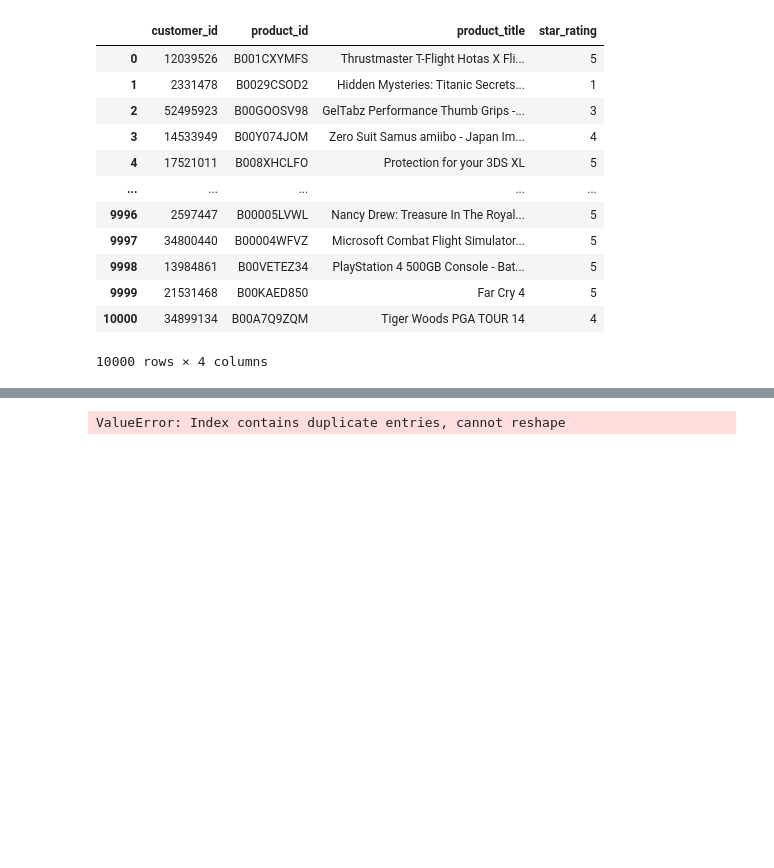
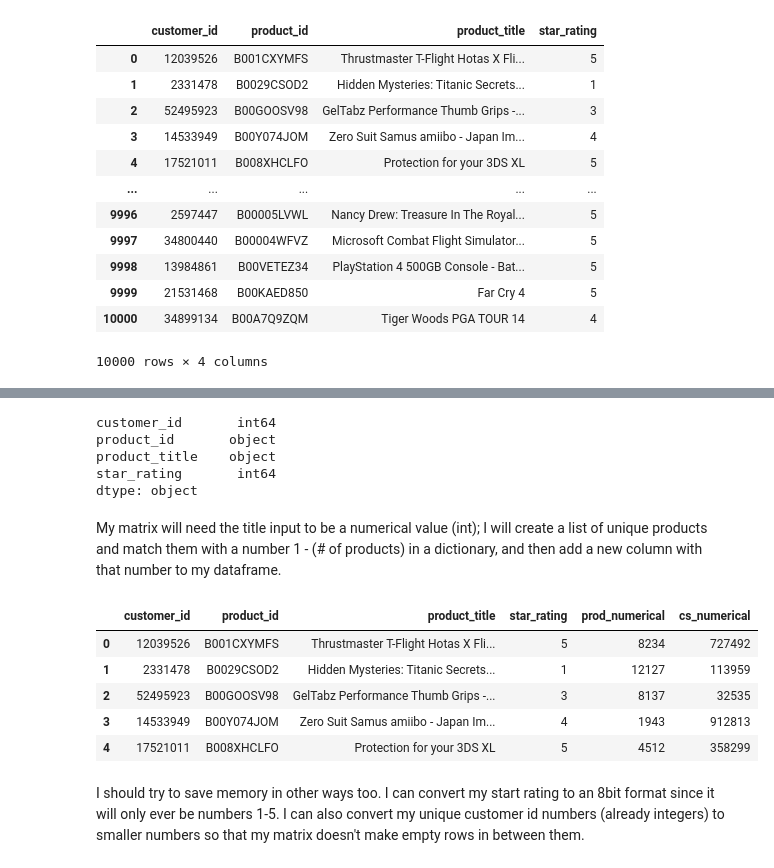
Before and after one commit to griffinwt/nextale, a Jupyter notebook: video_games_EDA.ipynb, the cells around one changed output, grey strips where cells are left out. Drawn from its saved outputs; the diff is of its cells as text; code cells hidden in the pictures; blank space fills up the shorter version.

```diff
--- a/video_games_EDA.ipynb
+++ b/video_games_EDA.ipynb
@@ -230,7 +213,10 @@ chunks = [n for n in range(0, len(df2), chunk_sz)]
-# %%
-ch_df = pd.concat(
-    [df2.loc[chunks[i]:chunks[i+1]-1].pivot(
-        index='product_title', columns='customer_id', values='star_rating')
-    for i in range(0,len(chunks)-1)])
-# %% [output]
-ValueError: Index contains duplicate entries, cannot reshape
+# %%
+df2.dtypes
+# %% [output]
+customer_id       int64
+product_id       object
+product_title    object
+star_rating       int64
+dtype: object
+# %% [markdown]
+My matrix will need the title input to be a numerical value (int); I will create a list of unique products and match them with a number 1 - (# of products) in a dictionary, and then add a new column with that number to my dataframe.
@@ -236,0 +228,11 @@ ValueError: Index contains duplicate entries, cannot reshape
+# %%
+df2.head()
+# %% [output]
+|  | customer_id | product_id | product_title | star_rating | prod_numerical | cs_numerical |
+| 0 | 12039526 | B001CXYMFS | Thrustmaster T-Flight Hotas X Fli... | 5 | 8234 | 727492 |
+| 1 | 2331478 | B0029CSOD2 | Hidden Mysteries: Titanic Secrets... | 1 | 12127 | 113959 |
+| 2 | 52495923 | B00GOOSV98 | GelTabz Performance Thumb Grips -... | 3 | 8137 | 32535 |
+| 3 | 14533949 | B00Y074JOM | Zero Suit Samus amiibo - Japan Im... | 4 | 1943 | 912813 |
+| 4 | 17521011 | B008XHCLFO | Protection for your 3DS XL | 5 | 4512 | 358299 |
+# %% [markdown]
+I should try to save memory in other ways too. I can convert my start rating to an 8bit format since it will only ever be numbers 1-5. I can also convert my unique customer id numbers (already integers) to smaller numbers so that my matrix doesn't make empty rows in between them.
```
Also changed, not shown: parts of 28 cells of this notebook.
